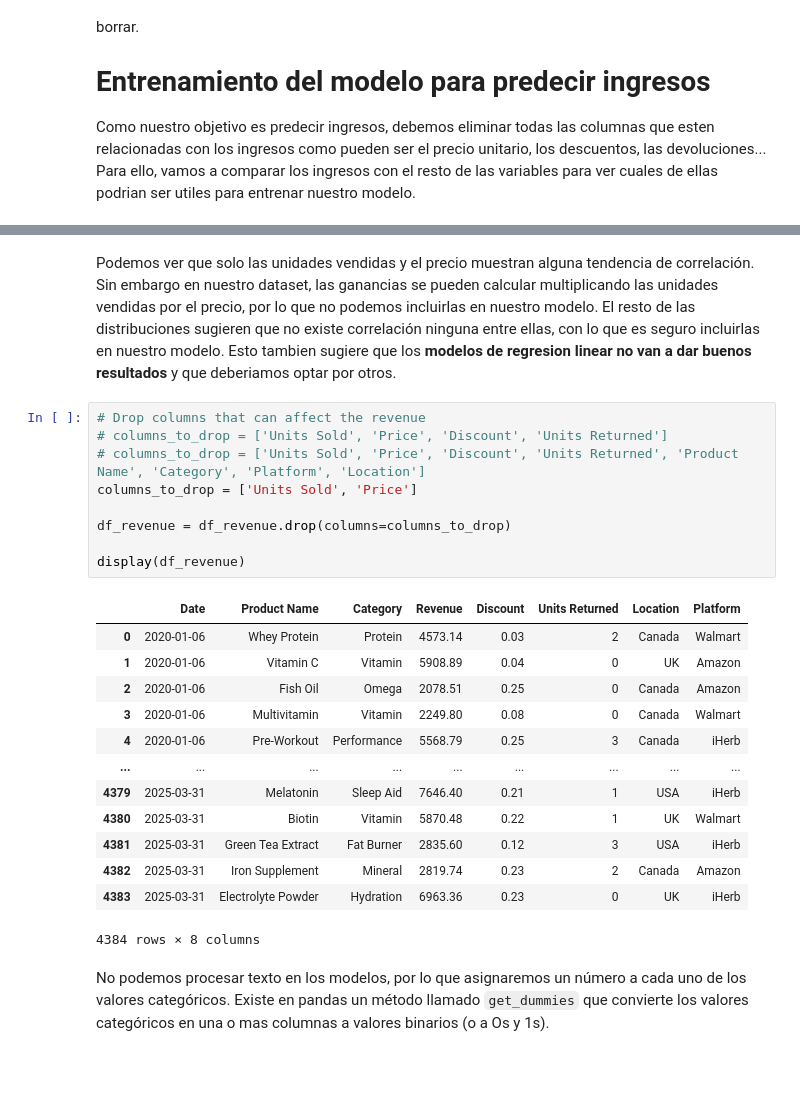
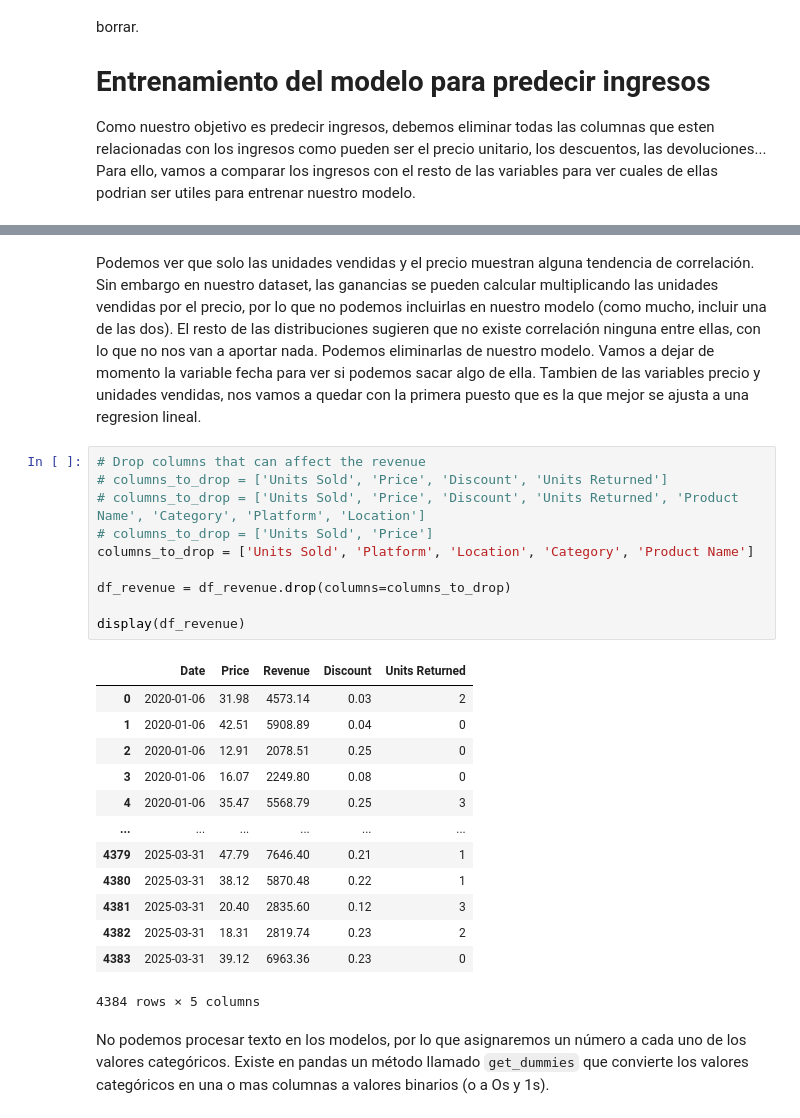
Before and after one commit to osrodgon/P5_G1_Task, a Jupyter notebook: income-prediction/income-prediction.ipynb, the cells around one changed output, grey strips where cells are left out. Cells and saved outputs as stored; diff of their text form; blank space fills up the shorter version.

```diff
--- a/income-prediction/income-prediction.ipynb
+++ b/income-prediction/income-prediction.ipynb
@@ -177,28 +177,29 @@ for field in df_revenue.columns:
 # %% [markdown]
-Podemos ver que solo las unidades vendidas y el precio muestran alguna tendencia de correlación. Sin embargo en nuestro dataset, las ganancias se pueden calcular multiplicando las unidades vendidas por el precio, por lo que no podemos incluirlas en nuestro modelo. El resto de las distribuciones sugieren que no existe correlación ninguna entre ellas, con lo que es seguro incluirlas en nuestro modelo. Esto tambien sugiere que los **modelos de regresion linear no van a dar buenos resultados** y que deberiamos optar por otros.
+Podemos ver que solo las unidades vendidas y el precio muestran alguna tendencia de correlación. Sin embargo en nuestro dataset, las ganancias se pueden calcular multiplicando las unidades vendidas por el precio, por lo que no podemos incluirlas en nuestro modelo (como mucho, incluir una de las dos). El resto de las distribuciones sugieren que no existe correlación ninguna entre ellas, con lo que no nos van a aportar nada. Podemos eliminarlas de nuestro modelo. Vamos a dejar de momento la variable fecha para ver si podemos sacar algo de ella. Tambien de las variables precio y unidades vendidas, nos vamos a quedar con la primera puesto que es la que mejor se ajusta a una regresion lineal.
 # %%
 # Drop columns that can affect the revenue
 # columns_to_drop = ['Units Sold', 'Price', 'Discount', 'Units Returned']
 # columns_to_drop = ['Units Sold', 'Price', 'Discount', 'Units Returned', 'Product Name', 'Category', 'Platform', 'Location']
-columns_to_drop = ['Units Sold', 'Price']
+# columns_to_drop = ['Units Sold', 'Price']
+columns_to_drop = ['Units Sold', 'Platform', 'Location', 'Category', 'Product Name']
 
 df_revenue = df_revenue.drop(columns=columns_to_drop)
 
 display(df_revenue)
 # %% [output]
-|  | Date | Product Name | Category | Revenue | Discount | Units Returned | Location | Platform |
-| 0 | 2020-01-06 | Whey Protein | Protein | 4573.14 | 0.03 | 2 | Canada | Walmart |
-| 1 | 2020-01-06 | Vitamin C | Vitamin | 5908.89 | 0.04 | 0 | UK | Amazon |
-| 2 | 2020-01-06 | Fish Oil | Omega | 2078.51 | 0.25 | 0 | Canada | Amazon |
-| 3 | 2020-01-06 | Multivitamin | Vitamin | 2249.80 | 0.08 | 0 | Canada | Walmart |
-| 4 | 2020-01-06 | Pre-Workout | Performance | 5568.79 | 0.25 | 3 | Canada | iHerb |
-| ... | ... | ... | ... | ... | ... | ... | ... | ... |
-| 4379 | 2025-03-31 | Melatonin | Sleep Aid | 7646.40 | 0.21 | 1 | USA | iHerb |
-| 4380 | 2025-03-31 | Biotin | Vitamin | 5870.48 | 0.22 | 1 | UK | Walmart |
-| 4381 | 2025-03-31 | Green Tea Extract | Fat Burner | 2835.60 | 0.12 | 3 | USA | iHerb |
-| 4382 | 2025-03-31 | Iron Supplement | Mineral | 2819.74 | 0.23 | 2 | Canada | Amazon |
-| 4383 | 2025-03-31 | Electrolyte Powder | Hydration | 6963.36 | 0.23 | 0 | UK | iHerb |
+|  | Date | Price | Revenue | Discount | Units Returned |
+| 0 | 2020-01-06 | 31.98 | 4573.14 | 0.03 | 2 |
+| 1 | 2020-01-06 | 42.51 | 5908.89 | 0.04 | 0 |
+| 2 | 2020-01-06 | 12.91 | 2078.51 | 0.25 | 0 |
+| 3 | 2020-01-06 | 16.07 | 2249.80 | 0.08 | 0 |
+| 4 | 2020-01-06 | 35.47 | 5568.79 | 0.25 | 3 |
+| ... | ... | ... | ... | ... | ... |
+| 4379 | 2025-03-31 | 47.79 | 7646.40 | 0.21 | 1 |
+| 4380 | 2025-03-31 | 38.12 | 5870.48 | 0.22 | 1 |
+| 4381 | 2025-03-31 | 20.40 | 2835.60 | 0.12 | 3 |
+| 4382 | 2025-03-31 | 18.31 | 2819.74 | 0.23 | 2 |
+| 4383 | 2025-03-31 | 39.12 | 6963.36 | 0.23 | 0 |
-4384 rows × 8 columns
+4384 rows × 5 columns
 # %% [markdown]
 No podemos procesar texto en los modelos, por lo que asignaremos un número a cada uno de los valores categóricos. Existe en pandas un método llamado `get_dummies` que convierte los valores categóricos en una o mas columnas a valores binarios (o a Os y 1s).
 # %%
```
Also changed, not shown: parts of 28 cells of this notebook, 8 other files.
